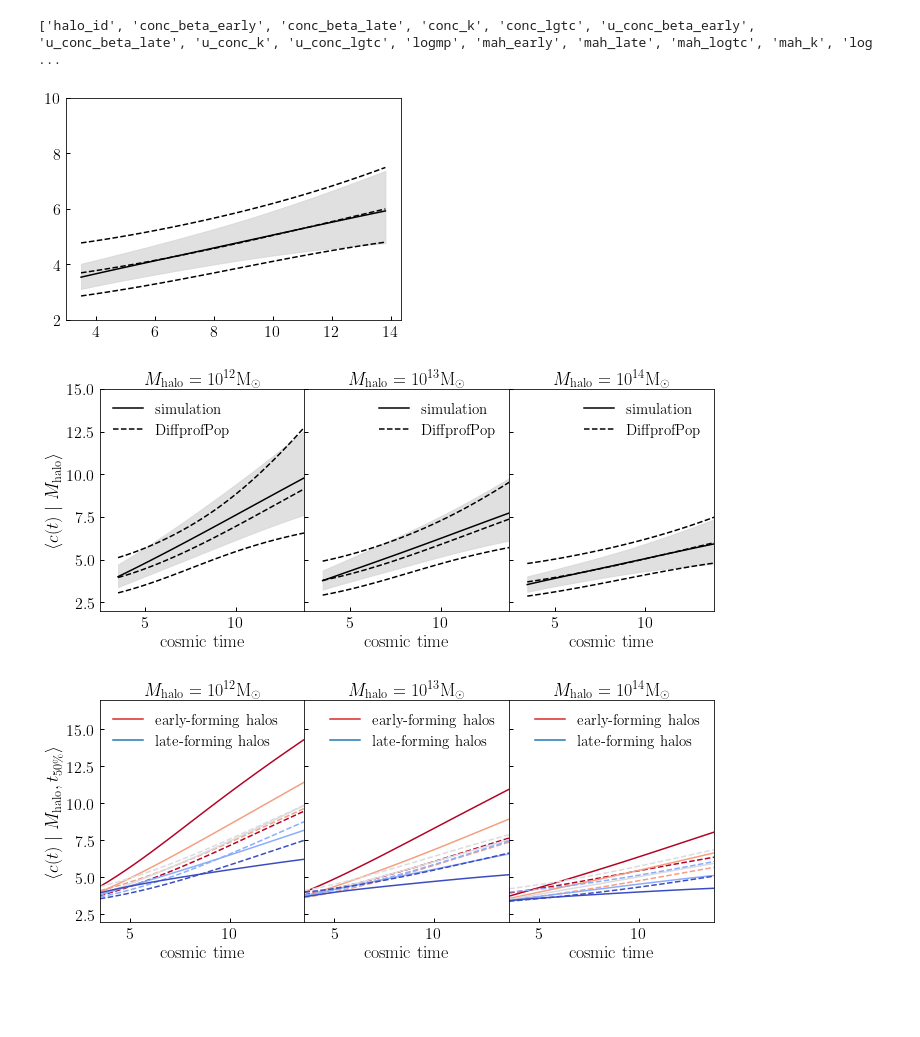
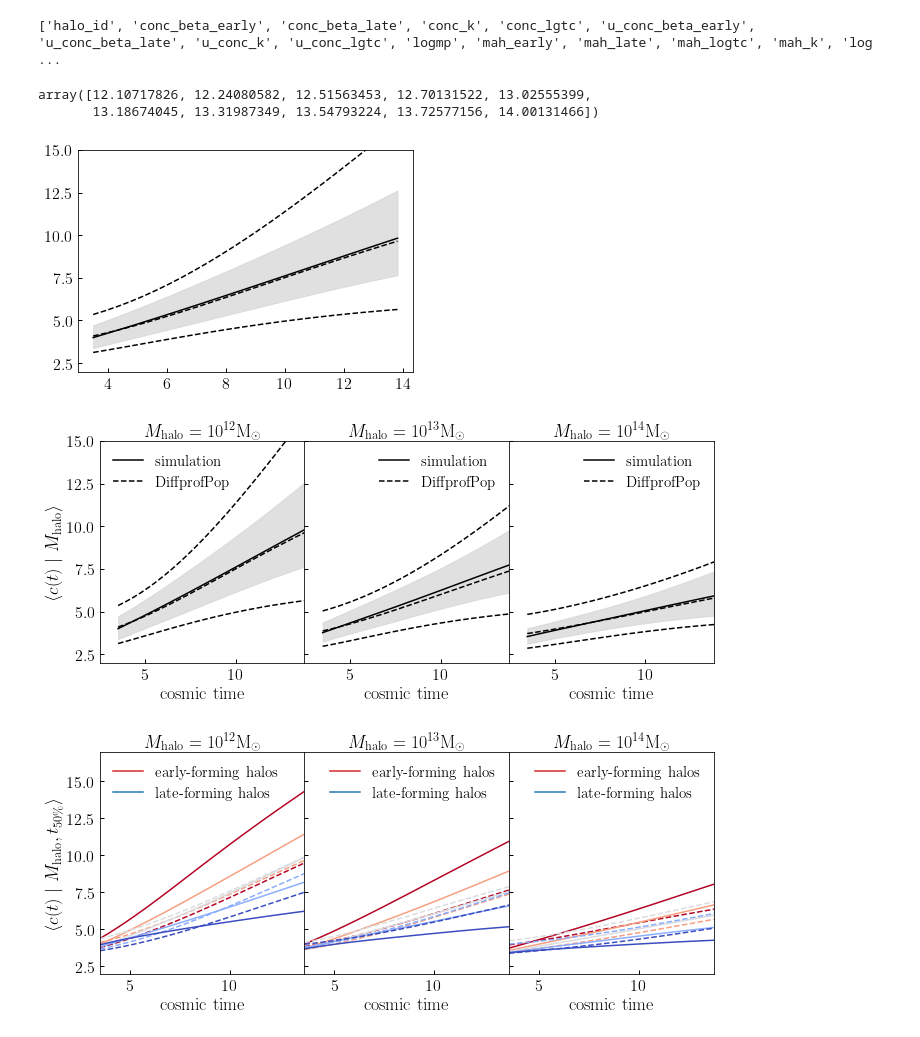
Before and after one commit to BaryonPasters/diffprof, a Jupyter notebook: notebooks/plot_upshot_diffprofpop_figure.ipynb, the cells around one changed output. Cells and saved outputs as stored; diff of their text form; code cells hidden in the pictures; blank space fills up the shorter version.

```diff
--- a/notebooks/plot_upshot_diffprofpop_figure.ipynb
+++ b/notebooks/plot_upshot_diffprofpop_figure.ipynb
@@ -31,7 +31,7 @@ lgconc_history_mdpl2 = np.array(lgc_vs_lgt_vmap(
 from diffprof.get_target_simdata import calculate_halo_sample_target_data
 
 lgmhalo_targets = np.array((12.0, 13.0, 14.0))
-p50_targets = np.linspace(0.1, 0.9, 50)
+p50_targets = np.linspace(0.01, 0.99, 50)
 
 args = (bpl['logmp'], mdpl2['logmp'], lgconc_history_bpl, lgconc_history_mdpl2,
        bpl['p_tform_50'], mdpl2['p_tform_50'], lgmhalo_targets, p50_targets)
@@ -39,6 +39,38 @@ args = (bpl['logmp'], mdpl2['logmp'], lgconc_history_bpl, lgconc_history_mdpl2,
 res = calculate_halo_sample_target_data(*args)
 lgc_mean_targets_lgm0, lgc_std_targets_lgm0 = res[:2]
 lgc_mean_targets_lgm0_p50, lgc_std_targets_lgm0_p50 = res[2:]
+# %%
+from diffprof.latin_hypercube import get_scipy_kdtree, retrieve_lh_sample_indices
+tree_bpl = get_scipy_kdtree(bpl['logmp'])
+tree_mdpl2 = get_scipy_kdtree(mdpl2['logmp'])
+
+indx_bpl = retrieve_lh_sample_indices(tree_bpl, 11.85, 13.4, 1, 100_000)
+indx_mdpl2 = retrieve_lh_sample_indices(tree_mdpl2, 13.4, 14.2, 1, 100_000)
+
+from diffprof.get_target_simdata import target_data_generator
+
+N_MH_TARGETS, N_P_TARGETS = 10, 10
+
+args = (bpl['logmp'][indx_bpl],
+    mdpl2['logmp'][indx_mdpl2],
+    lgconc_history_bpl[indx_bpl],
+    lgconc_history_mdpl2[indx_mdpl2],
+    bpl['p_tform_50'][indx_bpl],
+    mdpl2['p_tform_50'][indx_mdpl2],
+    N_MH_TARGETS,
+    N_P_TARGETS,
+       )
+gen = target_data_generator(*args, lgmh_min=12.0, lgmh_max=14.1, p50_min=0.1, p50_max=0.9)
+
+target_data = next(gen)
+lgmhalo_targets, p50_targets = target_data[0:2]
+target_sim_avg_log_conc_lgm0, target_sim_std_log_conc_lgm0 = target_data[2:4]
+target_sim_avg_log_conc_p50_lgm0, _target_sim_std_log_conc_p50_lgm0 = target_data[4:]
+# %%
+lgmhalo_targets
+# %% [output]
+array([12.10717826, 12.24080582, 12.51563453, 12.70131522, 13.02555399,
+       13.18674045, 13.31987349, 13.54793224, 13.72577156, 14.00131466])
 # %%
 from diffprof.dpp_predictions import _get_preds_singlemass
 from diffprof.dpp_loss_funcs import _get_grid_data
@@ -63,22 +95,22 @@ _preds = _get_preds_multimass(dpp_params, lgmhalo_targets, TARR_FIT, p50_targets
 pred_avg_log_conc_p50, pred_avg_log_conc_lgm0, pred_std_log_conc_lgm0, pred_std_log_conc_p50 = _preds
 # %%
 fig, ax = plt.subplots(1, 1)
-ylim = ax.set_ylim(2, 10)
+ylim = ax.set_ylim(2, 15)
 
-im = 2
+im = 0
 __=ax.plot(TARR_FIT, 10**lgc_mean_targets_lgm0[im, :], color='k')
 __=ax.plot(TARR_FIT, 10**pred_avg_log_conc_lgm0[im, :], '--', color='k')
 
 lgylo = lgc_mean_targets_lgm0[im, :] - lgc_std_targets_lgm0[im, :]
 lgyhi = lgc_mean_targets_lgm0[im, :] + lgc_std_targets_lgm0[im, :]
 __=ax.fill_between(TARR_FIT, 10**lgylo, 10**lgyhi, color='lightgray', alpha=0.7)
 
 lgylo = pred_avg_log_conc_lgm0[im, :] - pred_std_log_conc_lgm0[im, :]
 lgyhi = pred_avg_log_conc_lgm0[im, :] + pred_std_log_conc_lgm0[im, :]
 __=ax.plot(TARR_FIT, 10**lgylo, '--', color='k')
 __=ax.plot(TARR_FIT, 10**lgyhi, '--', color='k')
 # %% [output]
-[figure, old version]
+[figure, new version]
 # %%
 fig, axes = plt.subplots(1, 3, sharex=True, sharey=True, figsize=(11, 4))
 (ax0, ax1, ax2) = axes
@@ -110,7 +142,7 @@ ylabel = ax0.set_ylabel(r'$\langle c(t)\ \vert\ M_{\rm halo}\rangle$')
 
 # title = ax0.set_title(r'$10^{12}{\rm M_{\dot}}$')
 # %% [output]
-[figure, old version]
+[figure, new version]
 # %%
 fig, axes = plt.subplots(1, 3, sharex=True, sharey=True, figsize=(11, 4))
 (ax0, ax1, ax2) = axes
```
Also changed, not shown: 2 other files.
